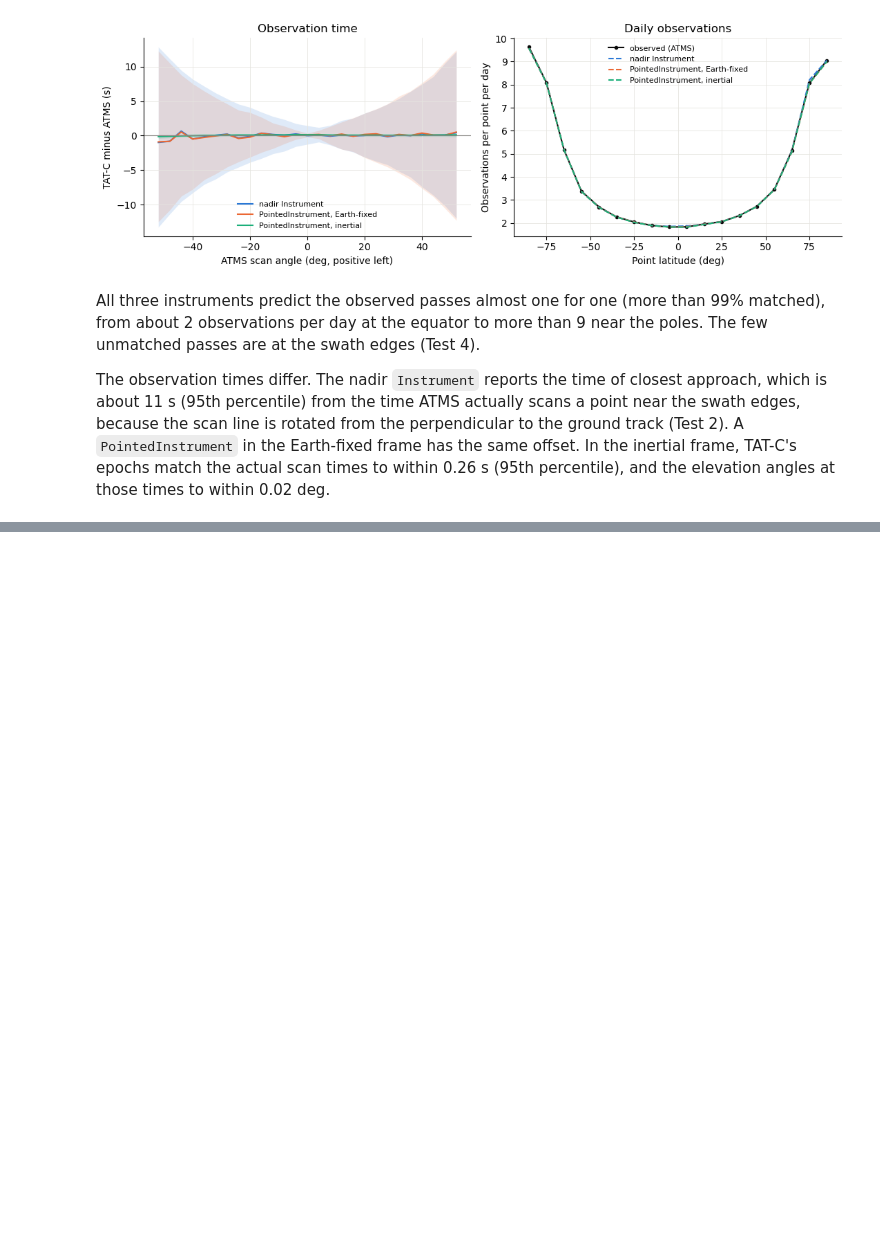
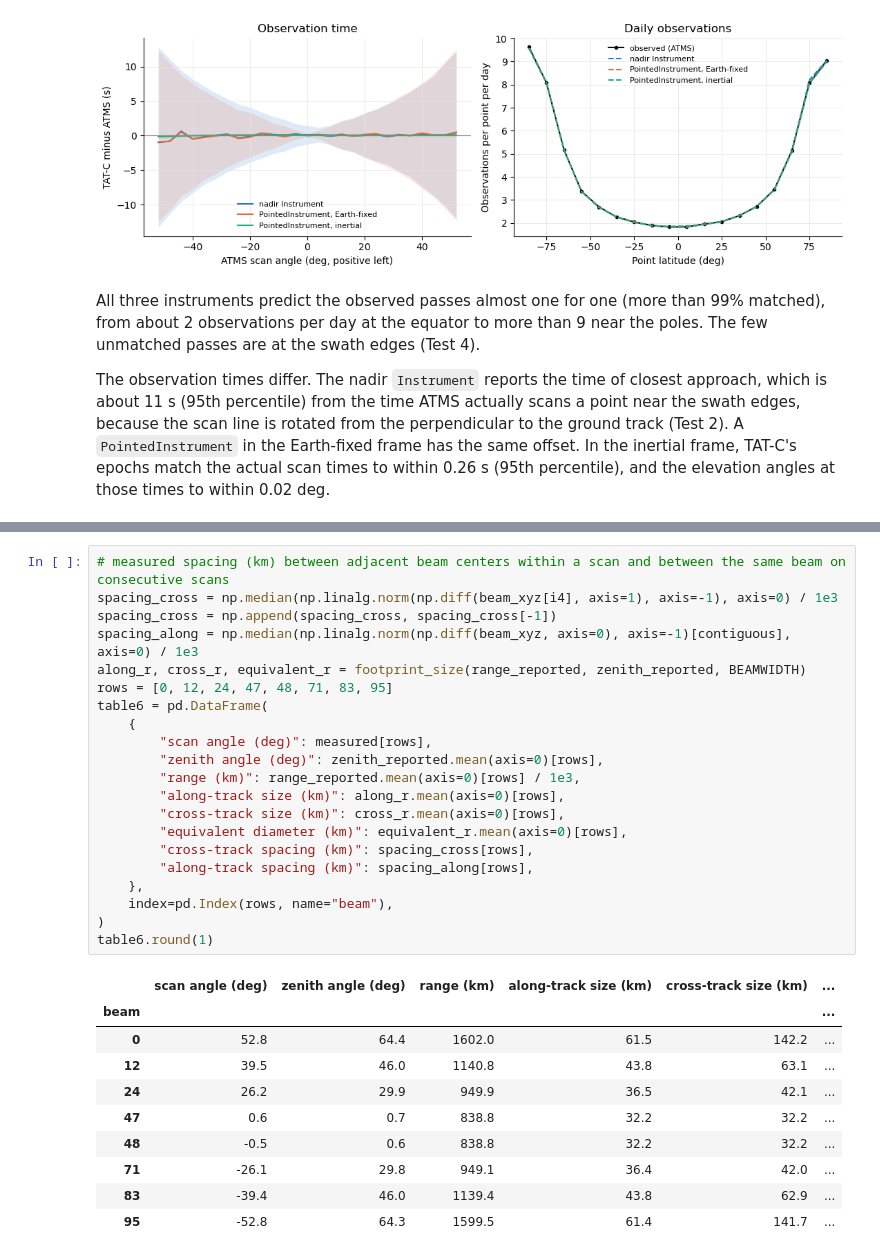
Before and after one commit to code-lab-org/tatc, a Jupyter notebook: docs/validation/ValidateImagerATMS.ipynb, the cells around one changed output, grey strips where cells are left out. Saved outputs shown, nothing was run; the diff lists cells and outputs as text; blank space fills up the shorter version.

```diff
--- a/docs/validation/ValidateImagerATMS.ipynb
+++ b/docs/validation/ValidateImagerATMS.ipynb
@@ -794,0 +843,32 @@ The observation times differ. The nadir `Instrument` reports the time of closest
+# %%
+# measured spacing (km) between adjacent beam centers within a scan and between the same beam on consecutive scans
+spacing_cross = np.median(np.linalg.norm(np.diff(beam_xyz[i4], axis=1), axis=-1), axis=0) / 1e3
+spacing_cross = np.append(spacing_cross, spacing_cross[-1])
+spacing_along = np.median(np.linalg.norm(np.diff(beam_xyz, axis=0), axis=-1)[contiguous], axis=0) / 1e3
+along_r, cross_r, equivalent_r = footprint_size(range_reported, zenith_reported, BEAMWIDTH)
+rows = [0, 12, 24, 47, 48, 71, 83, 95]
+table6 = pd.DataFrame(
+    {
+        "scan angle (deg)": measured[rows],
+        "zenith angle (deg)": zenith_reported.mean(axis=0)[rows],
+        "range (km)": range_reported.mean(axis=0)[rows] / 1e3,
+        "along-track size (km)": along_r.mean(axis=0)[rows],
+        "cross-track size (km)": cross_r.mean(axis=0)[rows],
+        "equivalent diameter (km)": equivalent_r.mean(axis=0)[rows],
+        "cross-track spacing (km)": spacing_cross[rows],
+        "along-track spacing (km)": spacing_along[rows],
+    },
+    index=pd.Index(rows, name="beam"),
+)
+table6.round(1)
+# %% [output]
+|  | scan angle (deg) | zenith angle (deg) | range (km) | along-track size (km) | cross-track size (km) | ... |
+| beam |  |  |  |  |  | ... |
+| 0 | 52.8 | 64.4 | 1602.0 | 61.5 | 142.2 | ... |
+| 12 | 39.5 | 46.0 | 1140.8 | 43.8 | 63.1 | ... |
+| 24 | 26.2 | 29.9 | 949.9 | 36.5 | 42.1 | ... |
+| 47 | 0.6 | 0.7 | 838.8 | 32.2 | 32.2 | ... |
+| 48 | -0.5 | 0.6 | 838.8 | 32.2 | 32.2 | ... |
+| 71 | -26.1 | 29.8 | 949.1 | 36.4 | 42.0 | ... |
+| 83 | -39.4 | 46.0 | 1139.4 | 43.8 | 62.9 | ... |
+| 95 | -52.8 | 64.3 | 1599.5 | 61.4 | 141.7 | ... |
```
Also changed, not shown: parts of 6 cells of this notebook, 7 other files.
